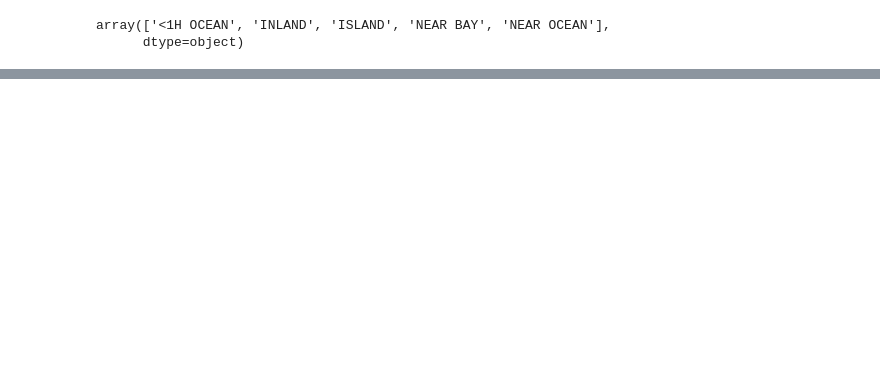
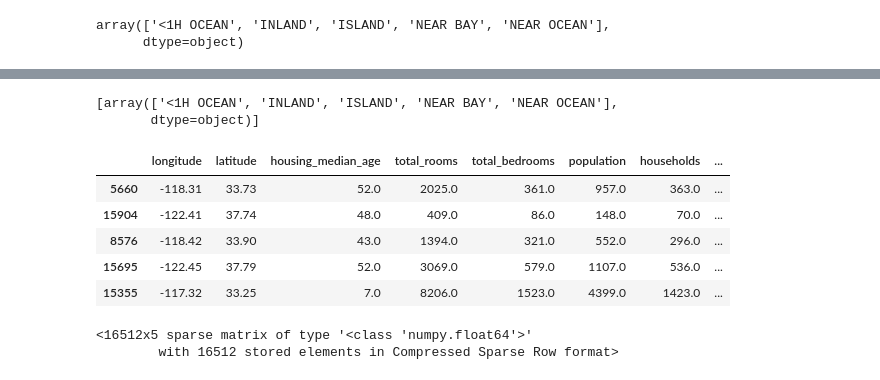
Before and after one commit to silentvoice/ml-with-scikit, a Jupyter notebook: Basics.ipynb, the cells around one changed output, grey strips where cells are left out. Cells and saved outputs as stored; diff of their text form; code cells hidden in the pictures; blank space fills up the shorter version.

Commit message:
Add custom encoders, basic preproocessing, training examples

```diff
--- a/Basics.ipynb
+++ b/Basics.ipynb
@@ -388,0 +408,14 @@ array(['<1H OCEAN', 'INLAND', 'ISLAND', 'NEAR BAY', 'NEAR OCEAN'],
+# %%
+oridinal_encoder.categories_
+# %% [output]
+[array(['<1H OCEAN', 'INLAND', 'ISLAND', 'NEAR BAY', 'NEAR OCEAN'],
+       dtype=object)]
+# %%
+housing.head()
+# %% [output]
+|  | longitude | latitude | housing_median_age | total_rooms | total_bedrooms | population | households | ... |
+| 5660 | -118.31 | 33.73 | 52.0 | 2025.0 | 361.0 | 957.0 | 363.0 | ... |
+| 15904 | -122.41 | 37.74 | 48.0 | 409.0 | 86.0 | 148.0 | 70.0 | ... |
+| 8576 | -118.42 | 33.90 | 43.0 | 1394.0 | 321.0 | 552.0 | 296.0 | ... |
+| 15695 | -122.45 | 37.79 | 52.0 | 3069.0 | 579.0 | 1107.0 | 536.0 | ... |
+| 15355 | -117.32 | 33.25 | 7.0 | 8206.0 | 1523.0 | 4399.0 | 1423.0 | ... |
@@ -388,0 +428,5 @@ array(['<1H OCEAN', 'INLAND', 'ISLAND', 'NEAR BAY', 'NEAR OCEAN'],
+# %%
+housing_cat_onehot_encoded
+# %% [output]
+<16512x5 sparse matrix of type '<class 'numpy.float64'>'
+        with 16512 stored elements in Compressed Sparse Row format>
```
Also changed, not shown: parts of 83 cells of this notebook, 1 other file.
